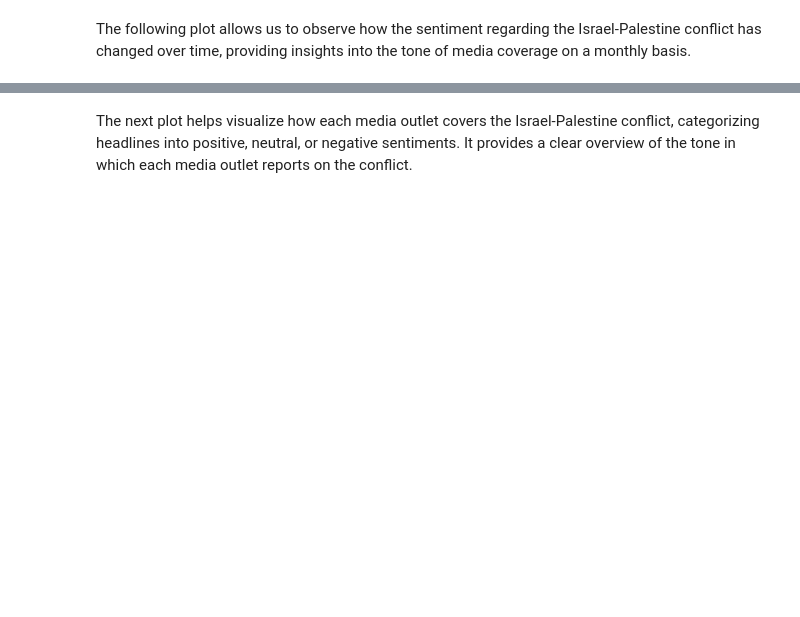
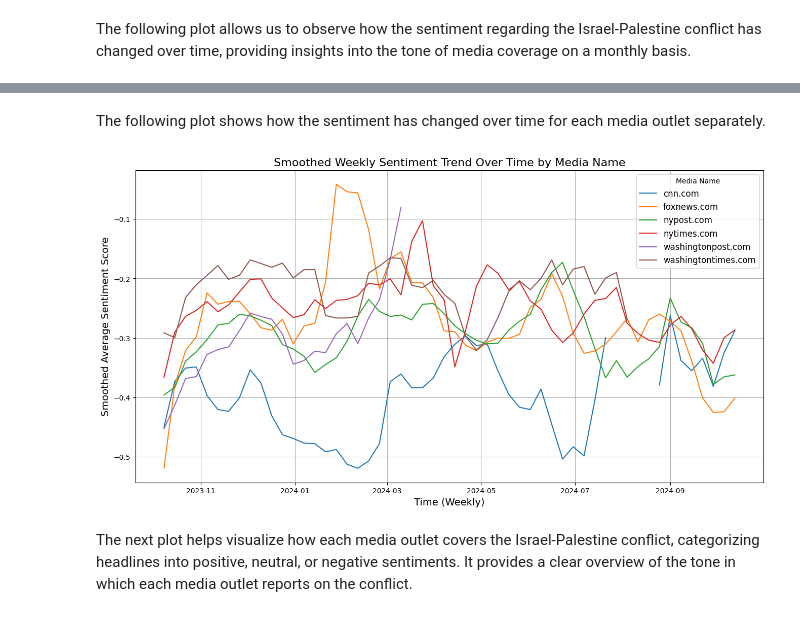
Before and after one commit to tinasophie15/FCSS-Project-Group-10, a Jupyter notebook: code/group10.ipynb, the cells around one changed output, grey strips where cells are left out. Saved outputs shown, nothing was run; the diff lists cells and outputs as text; code cells hidden in the pictures; blank space fills up the shorter version.

```diff
--- a/code/group10.ipynb
+++ b/code/group10.ipynb
@@ -309,3 +323,35 @@ plt.show()
+# %% [markdown]
+The following plot shows how the sentiment has changed over time for each media outlet separately.
+# %%
+# Group by Media Name and resample by day to calculate average sentiment score
+sentiment_weekly = data_cleaned.groupby('Media Name').resample('W', on='Publish Date')['Sentiment Score'].mean()
+
+# Reset index for easier plotting
+sentiment_weekly = sentiment_weekly.reset_index()
+
+window_size = 4  # 4-week (approximately one month) moving average
+sentiment_weekly['Smoothed Sentiment'] = (
+    sentiment_weekly.groupby('Media Name')['Sentiment Score']
+    .transform(lambda x: x.rolling(window=window_size, min_periods=1).mean())
+)
+
+# Plot sentiment over time for each Media Name
+plt.figure(figsize=(16, 8))
+
+# Iterate over unique Media Names to create a plot for each
+for media_name in sentiment_weekly['Media Name'].unique():
+    media_data = sentiment_weekly[sentiment_weekly['Media Name'] == media_name]
+    plt.plot(media_data['Publish Date'], media_data['Smoothed Sentiment'], label=media_name)
+
+# Add labels, legend, and title
+plt.xlabel("Time (Weekly)", fontsize=14)
+plt.ylabel("Smoothed Average Sentiment Score", fontsize=14)
+plt.title("Smoothed Weekly Sentiment Trend Over Time by Media Name", fontsize=16)
+plt.legend(title="Media Name", fontsize=12)
+plt.grid()
+plt.show()
+# %% [output]
+[figure, added]
 # %% [markdown]
 The next plot helps visualize how each media outlet covers the Israel-Palestine conflict, categorizing headlines into positive, neutral, or negative sentiments. It provides a clear overview of the tone in which each media outlet reports on the conflict.
 # %%
```
Also changed, not shown: parts of 29 cells of this notebook.
